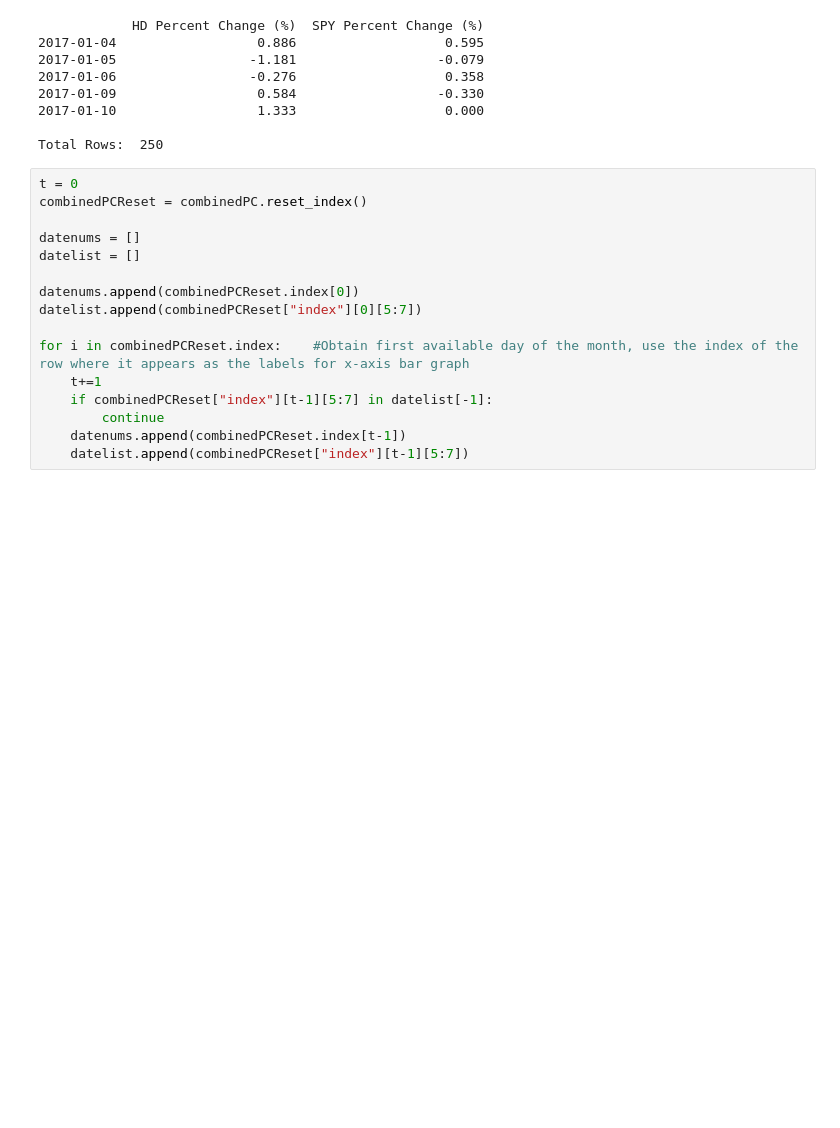
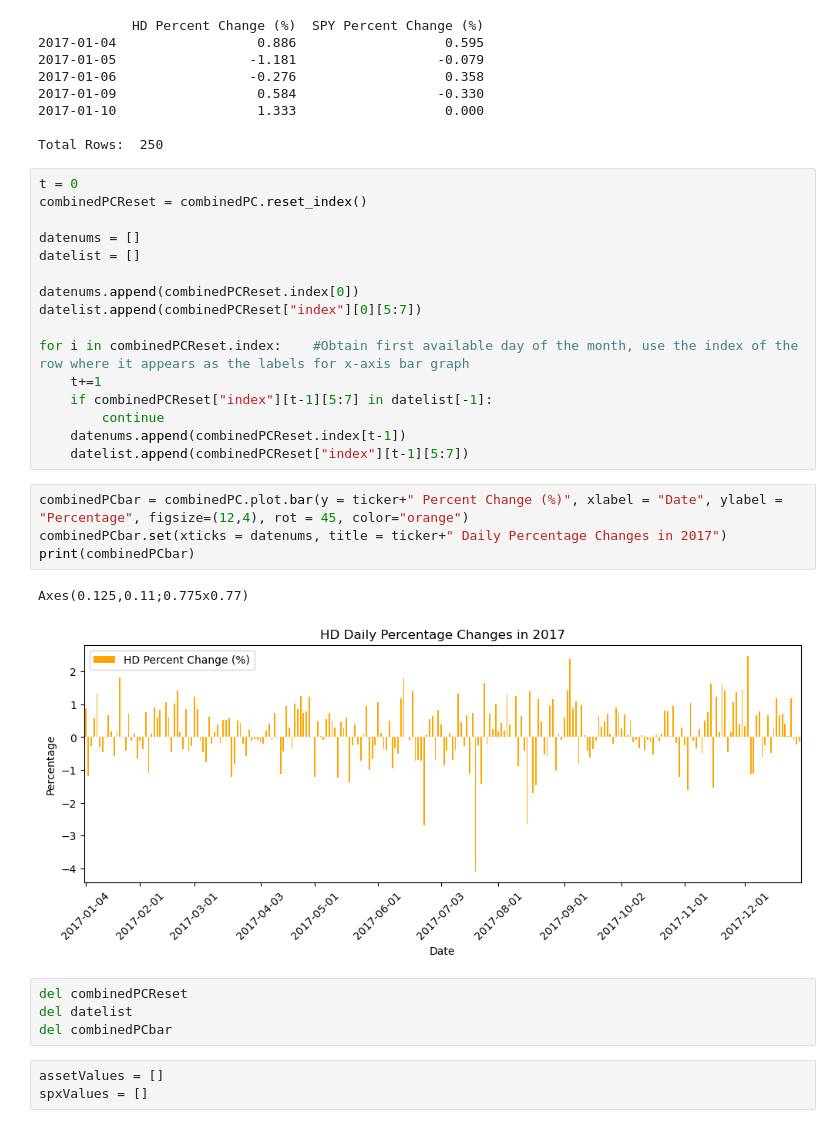
Before and after one commit to Emanscal01/cis3120groupproj, a Jupyter notebook: CIS3120 Group NetAdvantage.ipynb, the cells around one changed output. Saved outputs shown, nothing was run; the diff lists cells and outputs as text; blank space fills up the shorter version.

```diff
--- a/CIS3120 Group NetAdvantage.ipynb
+++ b/CIS3120 Group NetAdvantage.ipynb
@@ -167,3 +167,17 @@ for i in combinedPCReset.index:    #Obtain first available day of the month, use
         continue
     datenums.append(combinedPCReset.index[t-1])
     datelist.append(combinedPCReset["index"][t-1][5:7])
+# %%
+combinedPCbar = combinedPC.plot.bar(y = ticker+" Percent Change (%)", xlabel = "Date", ylabel = "Percentage", figsize=(12,4), rot = 45, color="orange")
+combinedPCbar.set(xticks = datenums, title = ticker+" Daily Percentage Changes in 2017")
+print(combinedPCbar)
+# %% [output]
+Axes(0.125,0.11;0.775x0.77)
+[figure, added]
+# %%
+del combinedPCReset
+del datelist
+del combinedPCbar
+# %%
+assetValues = []
+spxValues = []
```
Also changed, not shown: parts of 2 cells of this notebook.
